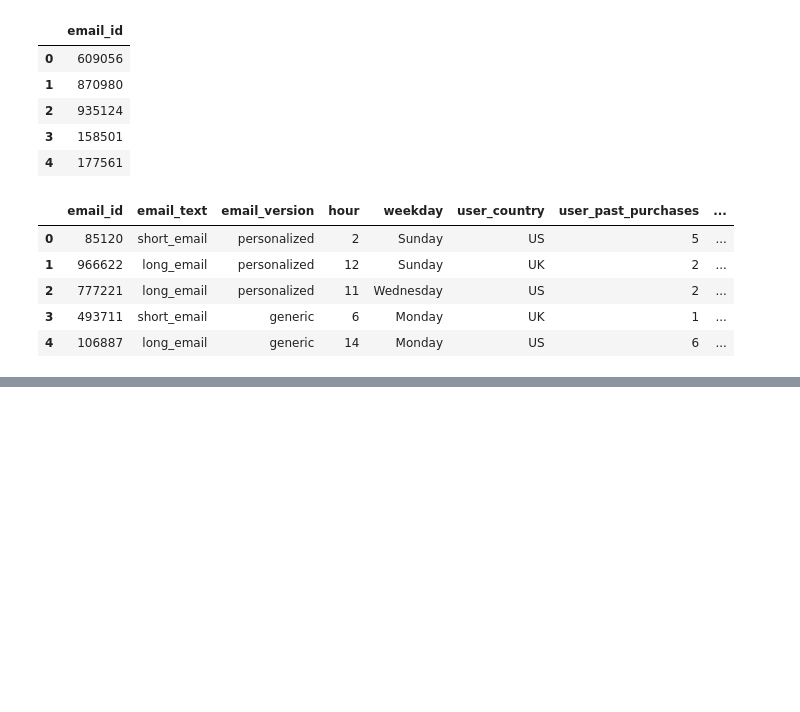
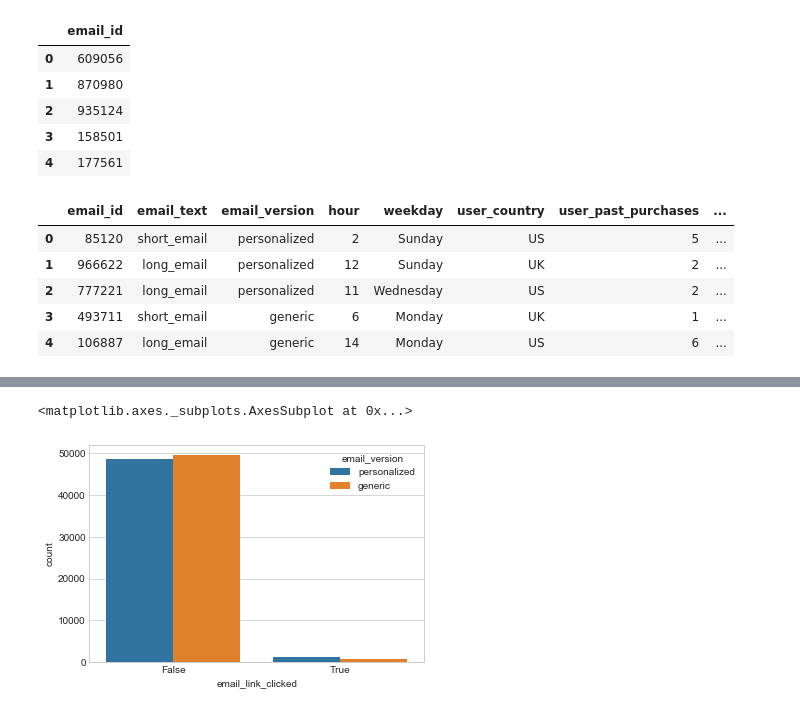
Before and after one commit to LilyElizabethJohn/Take-Home-Challenges---Giulio-Palombo, a Jupyter notebook: Email Campaign - Take Home Challenge 7.ipynb, the cells around one changed output, grey strips where cells are left out. Drawn from its saved outputs; the diff is of its cells as text; code cells hidden in the pictures; blank space fills up the shorter version.

```diff
--- a/Email Campaign - Take Home Challenge 7.ipynb
+++ b/Email Campaign - Take Home Challenge 7.ipynb
@@ -224,0 +240,5 @@ emails.head()
+# %%
+sns.countplot(emails.email_link_clicked,hue=emails.email_version)
+# %% [output]
+<matplotlib.axes._subplots.AxesSubplot at 0x...>
+[figure, added]
```
Also changed, not shown: parts of 6 cells of this notebook.
